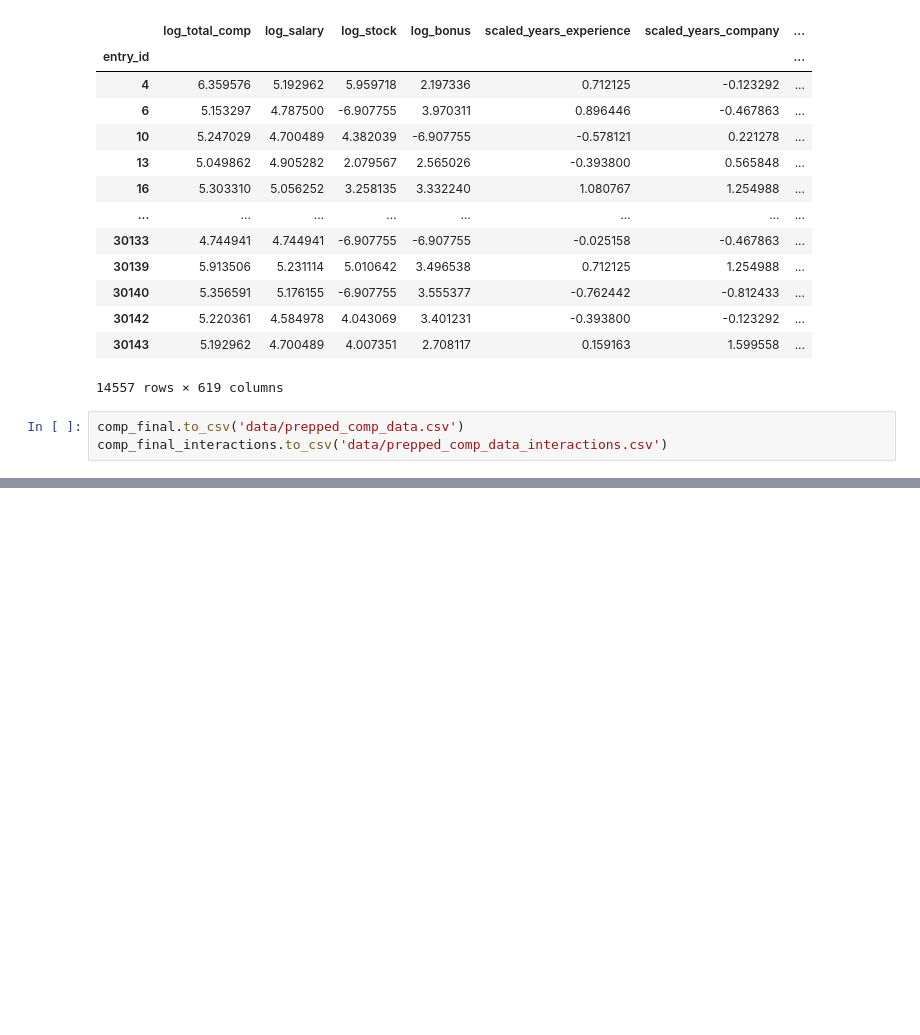
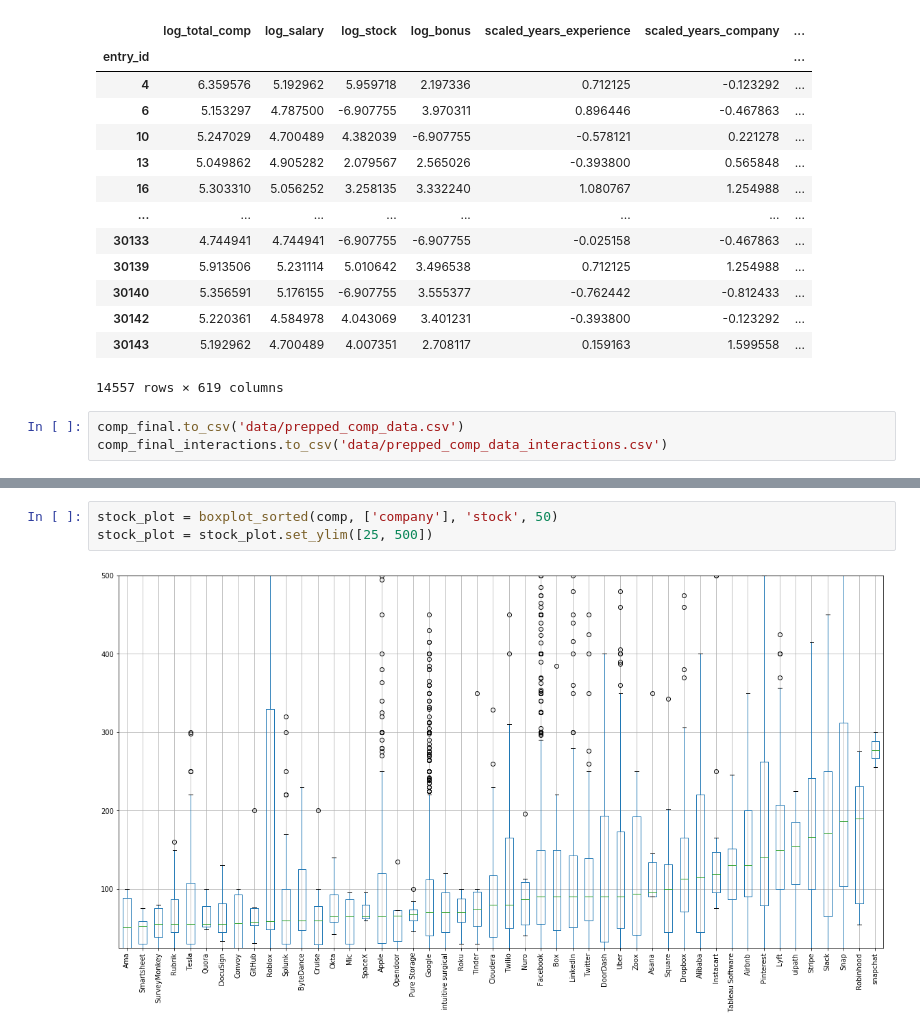
Before and after one commit to simonayzman/CompensationNegotiation, a Jupyter notebook: Data Preparation.ipynb, the cells around one changed output, grey strips where cells are left out. Saved outputs shown, nothing was run; the diff lists cells and outputs as text; blank space fills up the shorter version.

```diff
--- a/Data Preparation.ipynb
+++ b/Data Preparation.ipynb
@@ -553,0 +586,5 @@ comp_final_interactions.to_csv('data/prepped_comp_data_interactions.csv')
+# %%
+stock_plot = boxplot_sorted(comp, ['company'], 'stock', 50)
+stock_plot = stock_plot.set_ylim([25, 500])
+# %% [output]
+[figure, added]
```
Also changed, not shown: parts of 7 cells of this notebook.
